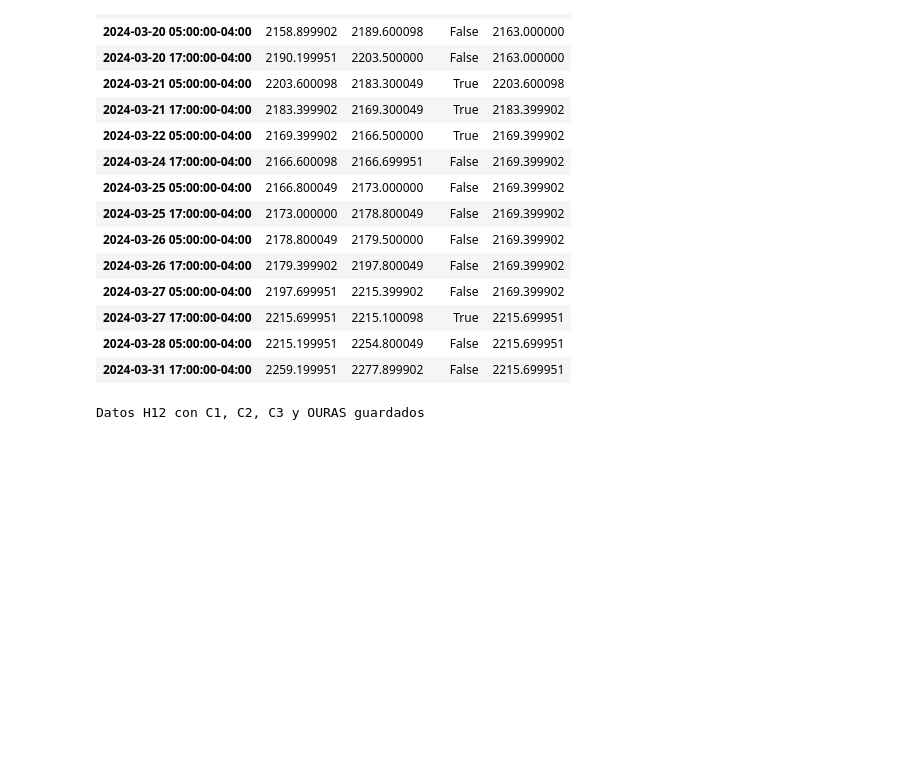
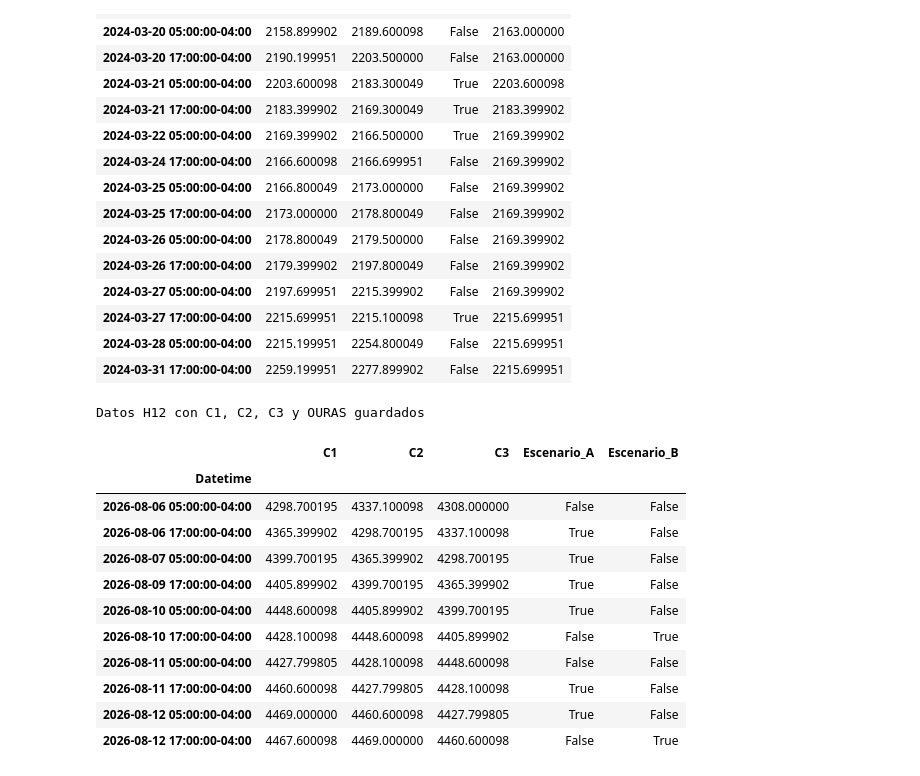
Before and after one commit to GrandTopG/QuantLab-by-Claude, a Jupyter notebook: notebooks/04_estrategia_h12_h4.ipynb, the cells around one changed output. Cells and saved outputs as stored; diff of their text form; code cells hidden in the pictures; blank space fills up the shorter version.

```diff
--- a/notebooks/04_estrategia_h12_h4.ipynb
+++ b/notebooks/04_estrategia_h12_h4.ipynb
@@ -126,3 +126,21 @@ datos_h12.to_csv("../data/XAUUSD_h12_completo.csv")
 print("Datos H12 con C1, C2, C3 y OURAS guardados")
 # %% [output]
 Datos H12 con C1, C2, C3 y OURAS guardados
+# %%
+datos_h12["Escenario_A"] = (datos_h12["C1"] > datos_h12["C2"]) & (datos_h12["C1"] > datos_h12["C3"])
+datos_h12["Escenario_B"] = (datos_h12["C1"] < datos_h12["C2"]) & (datos_h12["C1"] > datos_h12["C3"])
+
+datos_h12[["C1", "C2", "C3", "Escenario_A", "Escenario_B"]].tail(10)
+# %% [output]
+|  | C1 | C2 | C3 | Escenario_A | Escenario_B |
+| Datetime |  |  |  |  |  |
+| 2026-08-06 05:00:00-04:00 | 4298.700195 | 4337.100098 | 4308.000000 | False | False |
+| 2026-08-06 17:00:00-04:00 | 4365.399902 | 4298.700195 | 4337.100098 | True | False |
+| 2026-08-07 05:00:00-04:00 | 4399.700195 | 4365.399902 | 4298.700195 | True | False |
+| 2026-08-09 17:00:00-04:00 | 4405.899902 | 4399.700195 | 4365.399902 | True | False |
+| 2026-08-10 05:00:00-04:00 | 4448.600098 | 4405.899902 | 4399.700195 | True | False |
+| 2026-08-10 17:00:00-04:00 | 4428.100098 | 4448.600098 | 4405.899902 | False | True |
+| 2026-08-11 05:00:00-04:00 | 4427.799805 | 4428.100098 | 4448.600098 | False | False |
+| 2026-08-11 17:00:00-04:00 | 4460.600098 | 4427.799805 | 4428.100098 | True | False |
+| 2026-08-12 05:00:00-04:00 | 4469.000000 | 4460.600098 | 4427.799805 | True | False |
+| 2026-08-12 17:00:00-04:00 | 4467.600098 | 4469.000000 | 4460.600098 | False | True |
```
Also changed, not shown: parts of 2 cells of this notebook, 1 other file.
